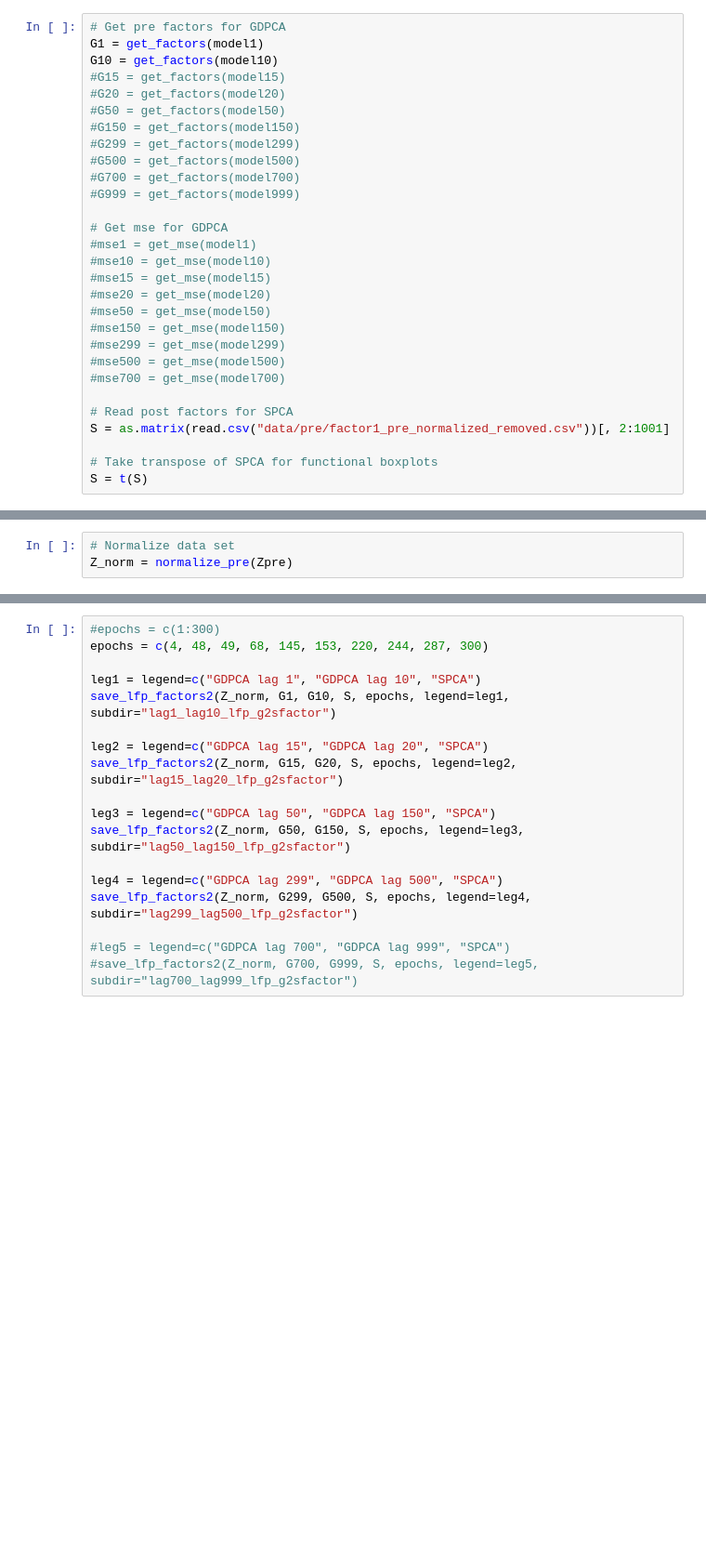
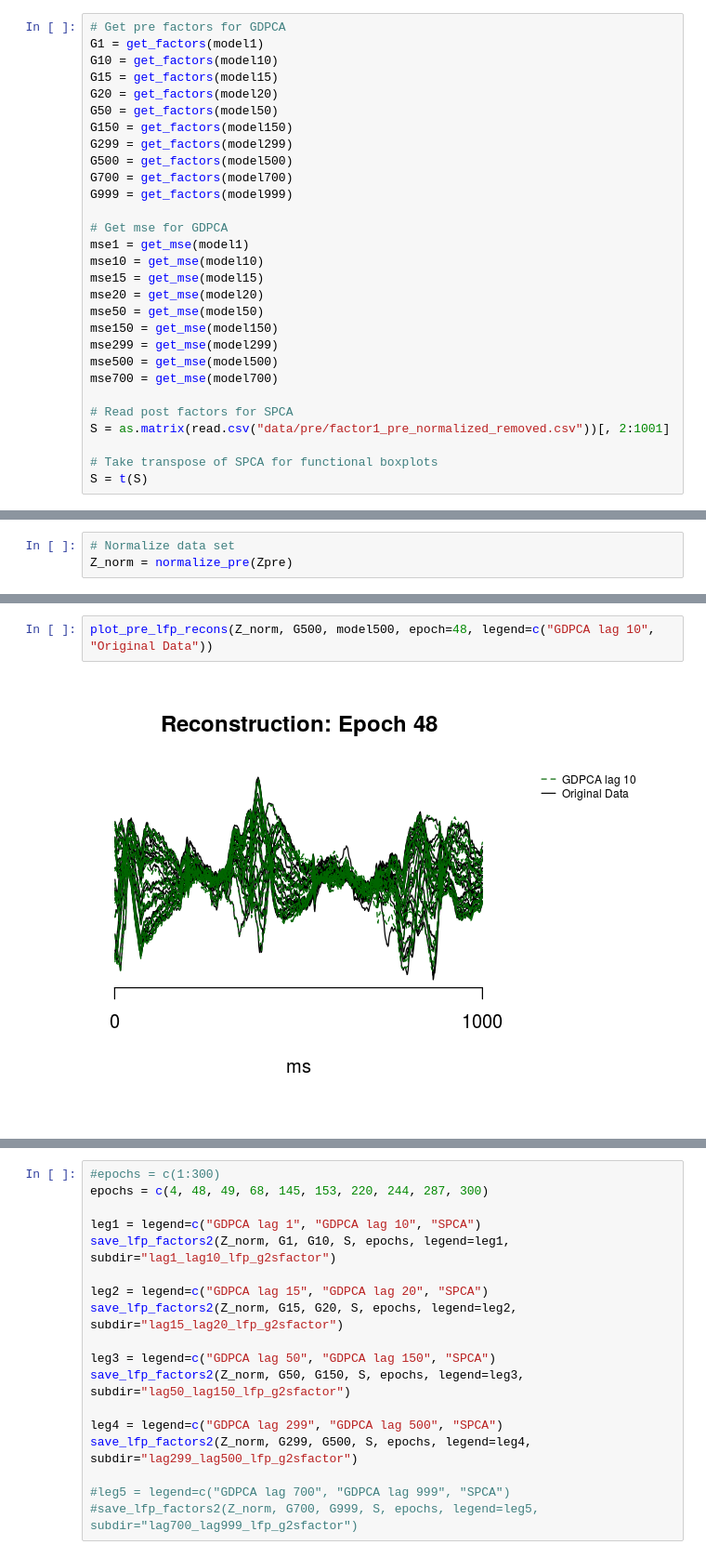
Before and after one commit to hfloresr/gdpca-vs-spca, a Jupyter notebook: notebooks/pre_multiple_lags.ipynb, the cells around one changed output, grey strips where cells are left out. Shown: that part at 93% size. Cells and saved outputs as stored; diff of their text form; blank space fills up the shorter version.

```diff
--- a/notebooks/pre_multiple_lags.ipynb
+++ b/notebooks/pre_multiple_lags.ipynb
@@ -283,25 +299,25 @@ model10 = pre_lag10[[1]]
 # Get pre factors for GDPCA
 G1 = get_factors(model1)
 G10 = get_factors(model10)
-#G15 = get_factors(model15)
-#G20 = get_factors(model20)
-#G50 = get_factors(model50)
-#G150 = get_factors(model150)
-#G299 = get_factors(model299)
-#G500 = get_factors(model500)
-#G700 = get_factors(model700)
-#G999 = get_factors(model999)
+G15 = get_factors(model15)
+G20 = get_factors(model20)
+G50 = get_factors(model50)
+G150 = get_factors(model150)
+G299 = get_factors(model299)
+G500 = get_factors(model500)
+G700 = get_factors(model700)
+G999 = get_factors(model999)
 
 # Get mse for GDPCA
-#mse1 = get_mse(model1)
-#mse10 = get_mse(model10)
-#mse15 = get_mse(model15)
-#mse20 = get_mse(model20)
-#mse50 = get_mse(model50)
-#mse150 = get_mse(model150)
-#mse299 = get_mse(model299)
-#mse500 = get_mse(model500)
-#mse700 = get_mse(model700)
+mse1 = get_mse(model1)
+mse10 = get_mse(model10)
+mse15 = get_mse(model15)
+mse20 = get_mse(model20)
+mse50 = get_mse(model50)
+mse150 = get_mse(model150)
+mse299 = get_mse(model299)
+mse500 = get_mse(model500)
+mse700 = get_mse(model700)
 
 # Read post factors for SPCA
 S = as.matrix(read.csv("data/pre/factor1_pre_normalized_removed.csv"))[, 2:1001]
@@ -339,3 +355,7 @@ plot_pre_lfp_recons(Z_norm, G10, model10, epoch=1, legend=c("GDPCA lag 10", "Ori
+# %%
+plot_pre_lfp_recons(Z_norm, G500, model500, epoch=48, legend=c("GDPCA lag 10", "Original Data"))
+# %% [output]
+[figure, added]
 # %%
 ts10 = plot_pre_lfp_recons(Z_norm, G10, model10, epoch=48, legend=c("GDPCA lag 10", "Original Data"))
 # %% [output]
```
Also changed, not shown: parts of 19 cells of this notebook.
